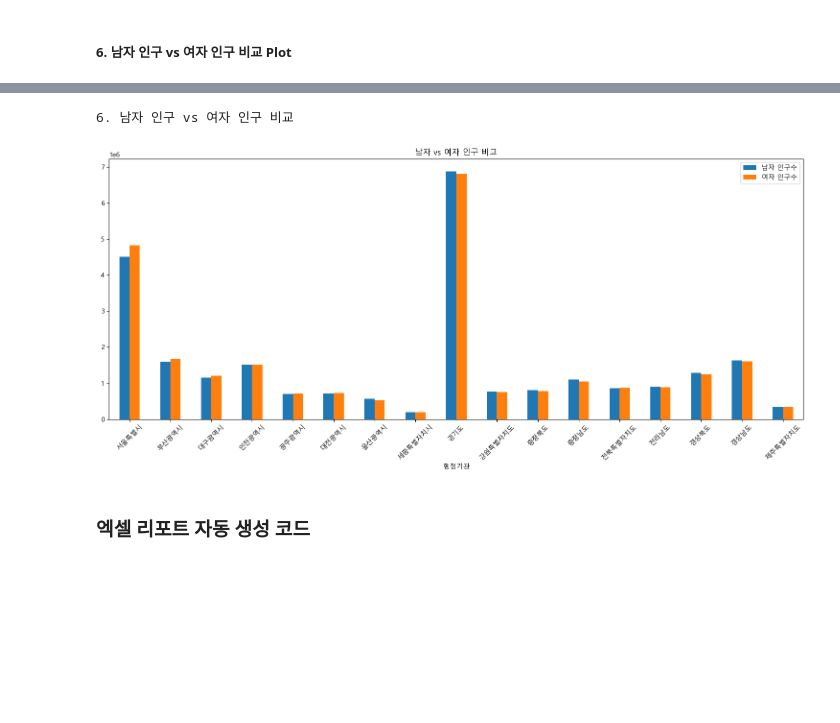
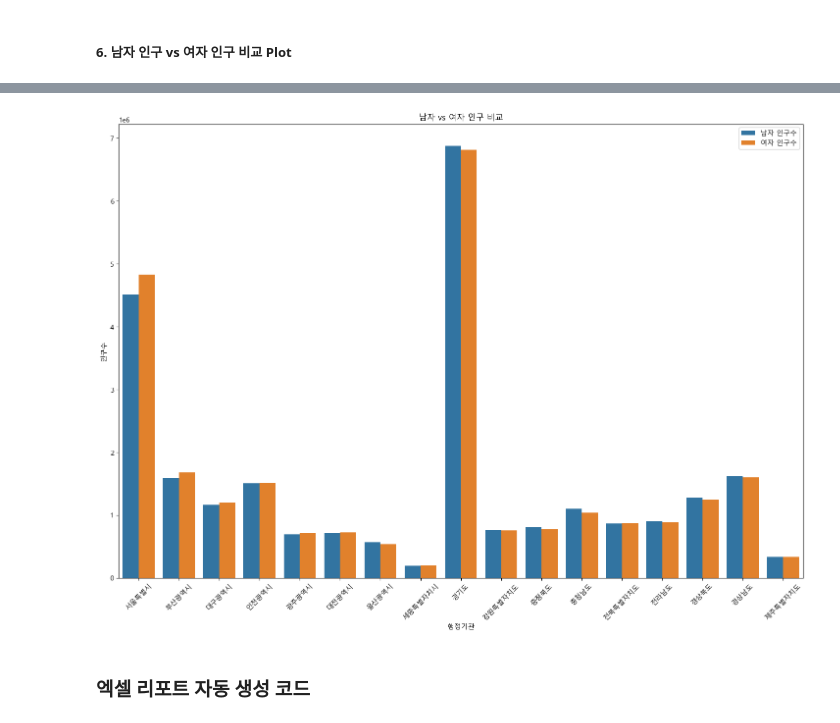
Before and after one commit to Echae0/python_practice, a Jupyter notebook: 04_인구현황분석.ipynb, the cells around one changed output, grey strips where cells are left out. Cells and saved outputs as stored; diff of their text form; code cells hidden in the pictures; blank space fills up the shorter version.

Commit message:
finish final graph 6

```diff
--- a/04_인구현황분석.ipynb
+++ b/04_인구현황분석.ipynb
@@ -216,3 +216,12 @@ plt.show()
 [figure]
 # %% [markdown]
 ##### 6. 남자 인구 vs 여자 인구 비교 Plot
+# %%
+df_gender = df[['행정기관', '남자 인구수', '여자 인구수']].melt(
+    id_vars = '행정기관',
+    value_vars= ['남자 인구수', '여자 인구수'],
+    var_name= '성별',
+    value_name= '인구수'
+)
+
+df_gender.head(5)
@@ -219,7 +244,13 @@ plt.show()
 # %%
+plt.figure(figsize=(18, 12))
+
+sns.barplot(data=df_gender, x='행정기관', y='인구수', hue='성별')
+plt.xticks(rotation=45)
+plt.title('남자 vs 여자 인구 비교')
+plt.legend()
+plt.show()
 # %% [output]
-6. 남자 인구 vs 여자 인구 비교
-[figure, old version]
+[figure, new version]
 # %% [markdown]
 ### 엑셀 리포트 자동 생성 코드
 # %%
```
Also changed, not shown: parts of 2 cells of this notebook.
